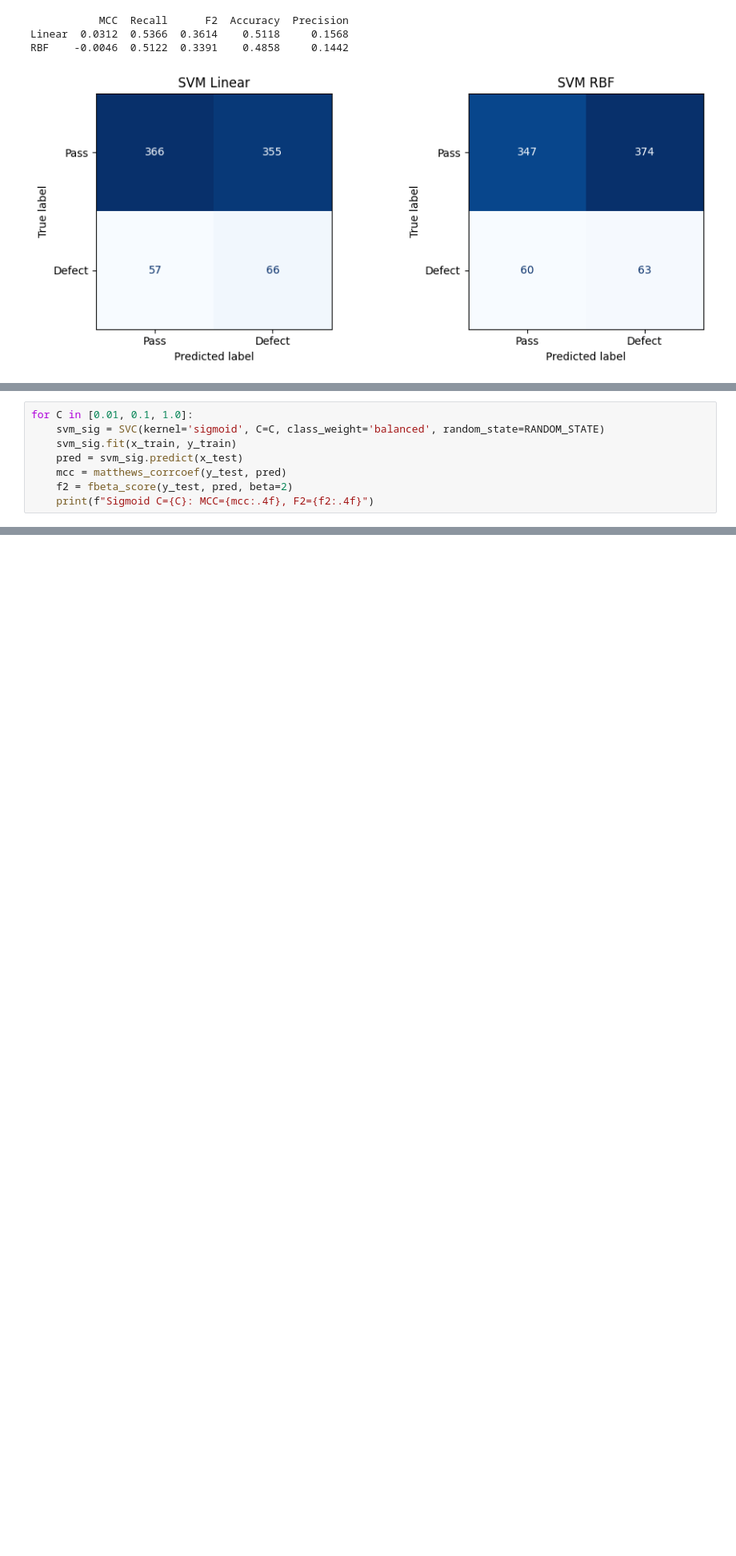
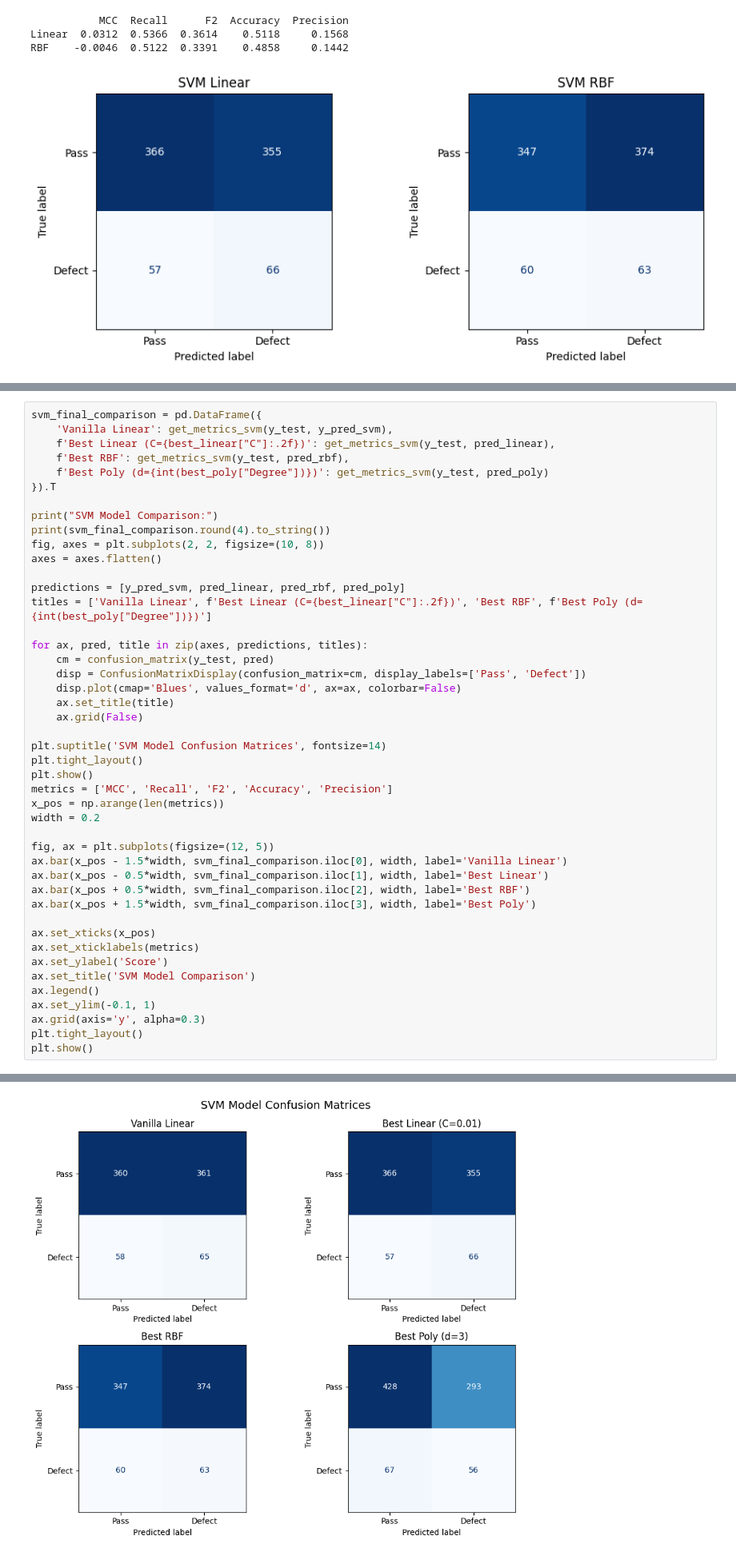
Before and after one commit to Antibodyy/La_Finale, a Jupyter notebook: Semiconductor Quality Control/COMPILED_WORK_IN_PROGRESS.ipynb, the cells around one changed output, grey strips where cells are left out. Shown at 80% size. Cells and saved outputs as stored; diff of their text form; blank space fills up the shorter version.

```diff
--- a/Semiconductor Quality Control/COMPILED_WORK_IN_PROGRESS.ipynb
+++ b/Semiconductor Quality Control/COMPILED_WORK_IN_PROGRESS.ipynb
@@ -867,8 +988,0 @@ Poly d=3, C=1.0: MCC=0.0252, F2=0.3258, Recall=0.4472
-# %%
-for C in [0.01, 0.1, 1.0]:
-    svm_sig = SVC(kernel='sigmoid', C=C, class_weight='balanced', random_state=RANDOM_STATE)
-    svm_sig.fit(x_train, y_train)
-    pred = svm_sig.predict(x_test)
-    mcc = matthews_corrcoef(y_test, pred)
-    f2 = fbeta_score(y_test, pred, beta=2)
-    print(f"Sigmoid C={C}: MCC={mcc:.4f}, F2={f2:.4f}")
@@ -921,0 +1022,46 @@ Actual distribution:     [721 123]
+# %%
+svm_final_comparison = pd.DataFrame({
+    'Vanilla Linear': get_metrics_svm(y_test, y_pred_svm),
+    f'Best Linear (C={best_linear["C"]:.2f})': get_metrics_svm(y_test, pred_linear),
+    f'Best RBF': get_metrics_svm(y_test, pred_rbf),
+    f'Best Poly (d={int(best_poly["Degree"])})': get_metrics_svm(y_test, pred_poly)
+}).T
+
+print("SVM Model Comparison:")
+print(svm_final_comparison.round(4).to_string())
+fig, axes = plt.subplots(2, 2, figsize=(10, 8))
+axes = axes.flatten()
+
+predictions = [y_pred_svm, pred_linear, pred_rbf, pred_poly]
+titles = ['Vanilla Linear', f'Best Linear (C={best_linear["C"]:.2f})', 'Best RBF', f'Best Poly (d={int(best_poly["Degree"])})']
+
+for ax, pred, title in zip(axes, predictions, titles):
+    cm = confusion_matrix(y_test, pred)
+    disp = ConfusionMatrixDisplay(confusion_matrix=cm, display_labels=['Pass', 'Defect'])
+    disp.plot(cmap='Blues', values_format='d', ax=ax, colorbar=False)
+    ax.set_title(title)
+    ax.grid(False)
+
+plt.suptitle('SVM Model Confusion Matrices', fontsize=14)
+plt.tight_layout()
+plt.show()
+metrics = ['MCC', 'Recall', 'F2', 'Accuracy', 'Precision']
+x_pos = np.arange(len(metrics))
+width = 0.2
+
+fig, ax = plt.subplots(figsize=(12, 5))
+ax.bar(x_pos - 1.5*width, svm_final_comparison.iloc[0], width, label='Vanilla Linear')
+ax.bar(x_pos - 0.5*width, svm_final_comparison.iloc[1], width, label='Best Linear')
+ax.bar(x_pos + 0.5*width, svm_final_comparison.iloc[2], width, label='Best RBF')
+ax.bar(x_pos + 1.5*width, svm_final_comparison.iloc[3], width, label='Best Poly')
+
+ax.set_xticks(x_pos)
+ax.set_xticklabels(metrics)
+ax.set_ylabel('Score')
+ax.set_title('SVM Model Comparison')
+ax.legend()
+ax.set_ylim(-0.1, 1)
+ax.grid(axis='y', alpha=0.3)
+plt.tight_layout()
+plt.show()
+# %% [output]
@@ -921,0 +1074 @@ Actual distribution:     [721 123]
+[figure, added]
```
Also changed, not shown: parts of 18 cells of this notebook.
